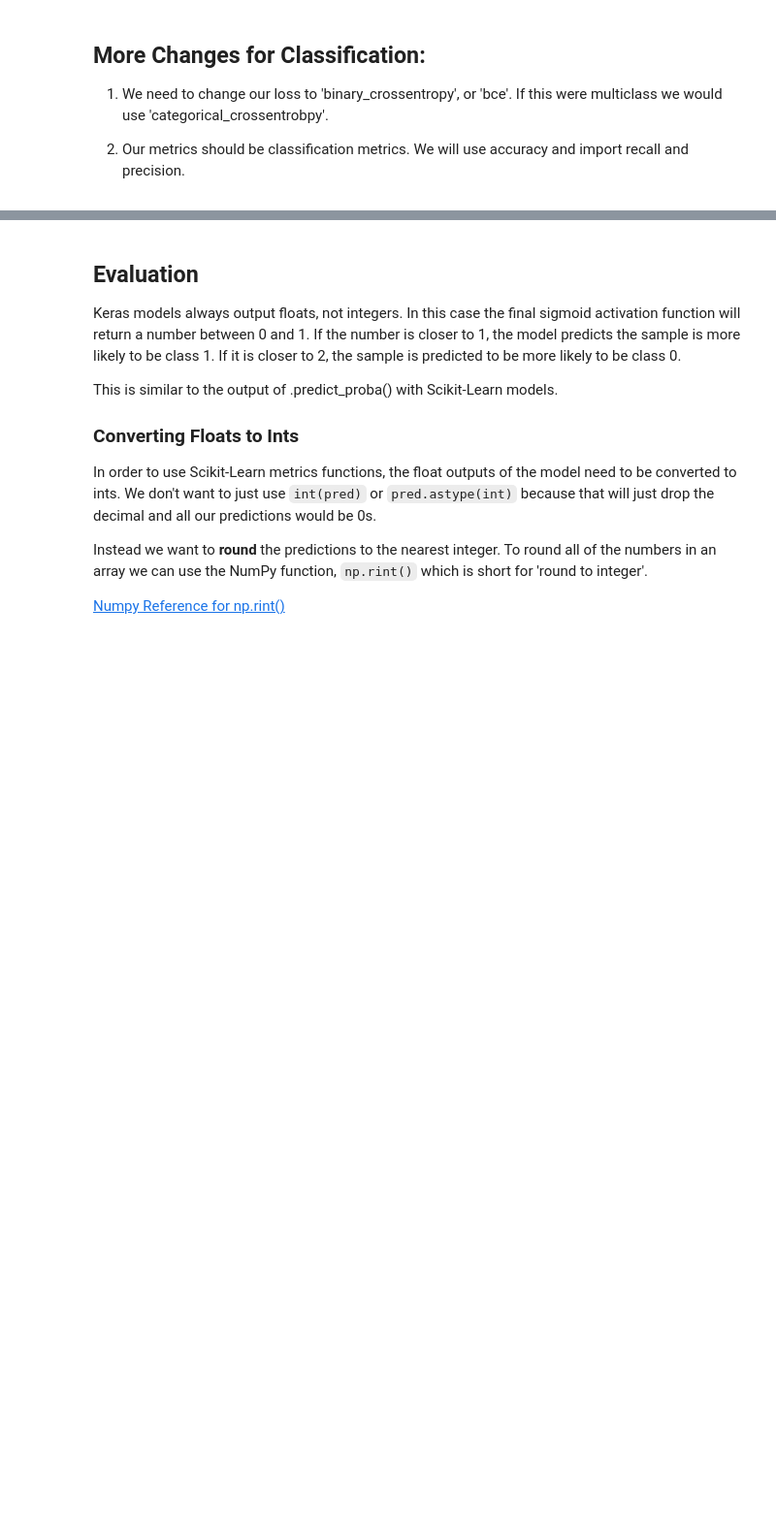
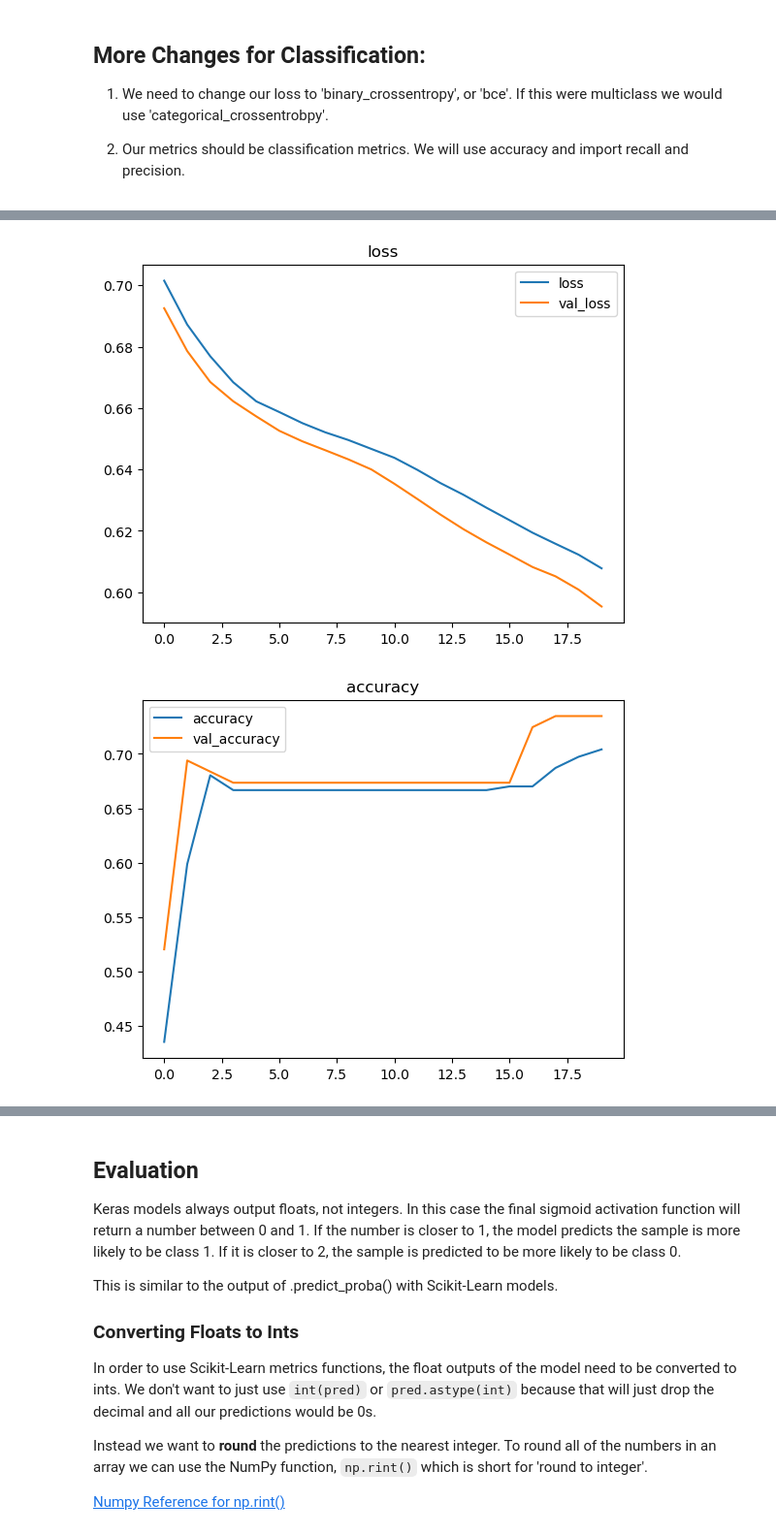
Before and after one commit to Caellwyn/intermediate-ml-wk-03-deep-learning-codealongs, a Jupyter notebook: IN CLASS Lecture 1 - Neural Networks.ipynb, the cells around one changed output, grey strips where cells are left out. Shown at 97% size. Drawn from its saved outputs; the diff is of its cells as text; code cells hidden in the pictures; blank space fills up the shorter version.

```diff
--- a/IN CLASS Lecture 1 - Neural Networks.ipynb
+++ b/IN CLASS Lecture 1 - Neural Networks.ipynb
@@ -277,3 +447,8 @@ y_test.value_counts(normalize=True)
+# %%
+# Scale the data
+scaler = MinMaxScaler()
+X_train_proc = scaler.fit_transform(X_train)
+X_test_proc = scaler.transform(X_test)
 # %% [markdown]
 ## Build the Classification Model
 
@@ -290,7 +465,10 @@ np.random.seed(42)
 tf.random.set_seed(42)
 
 # Build your model
-
-
-
+model = Sequential()
+model.add(Input(shape=X_train.shape[1]))
+model.add(Dense(units=10, activation='relu'))
+model.add(Dense(units=10, activation='relu'))
 # One output node with 'sigmoid' activation
+model.add(Dense(units=1, activation='sigmoid'))
+model.summary()
@@ -304,3 +498,4 @@ tf.random.set_seed(42)
 from keras.metrics import Precision, Recall
 
 # Compile your model with loss='bce, set metrics = ['acc', Precision(), Recall()]
+model.compile(loss='bce', optimizer='adam', metrics=['accuracy', Precision(), Recall()])
@@ -308,0 +502,5 @@ from keras.metrics import Precision, Recall
+# %%
+# fit your model
+history = model.fit(X_train_proc, y_train,
+                    validation_data=(X_test_proc, y_test),
+                    epochs=20)
@@ -308,0 +525,6 @@ from keras.metrics import Precision, Recall
+# %%
+
+plot_history(history)
+# %% [output]
+[figure, added]
+[figure, added]
```
Also changed, not shown: parts of 28 cells of this notebook, 2 other files.
